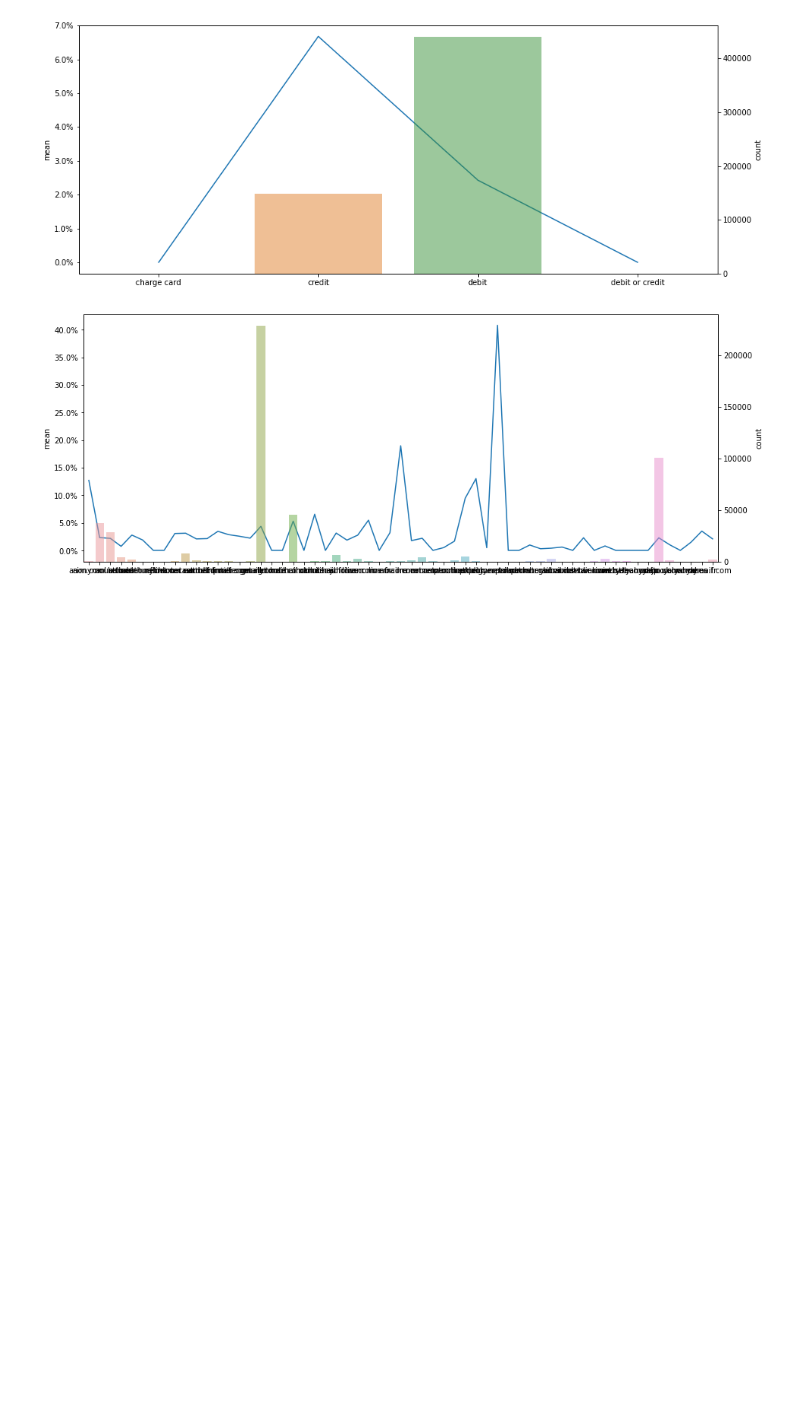
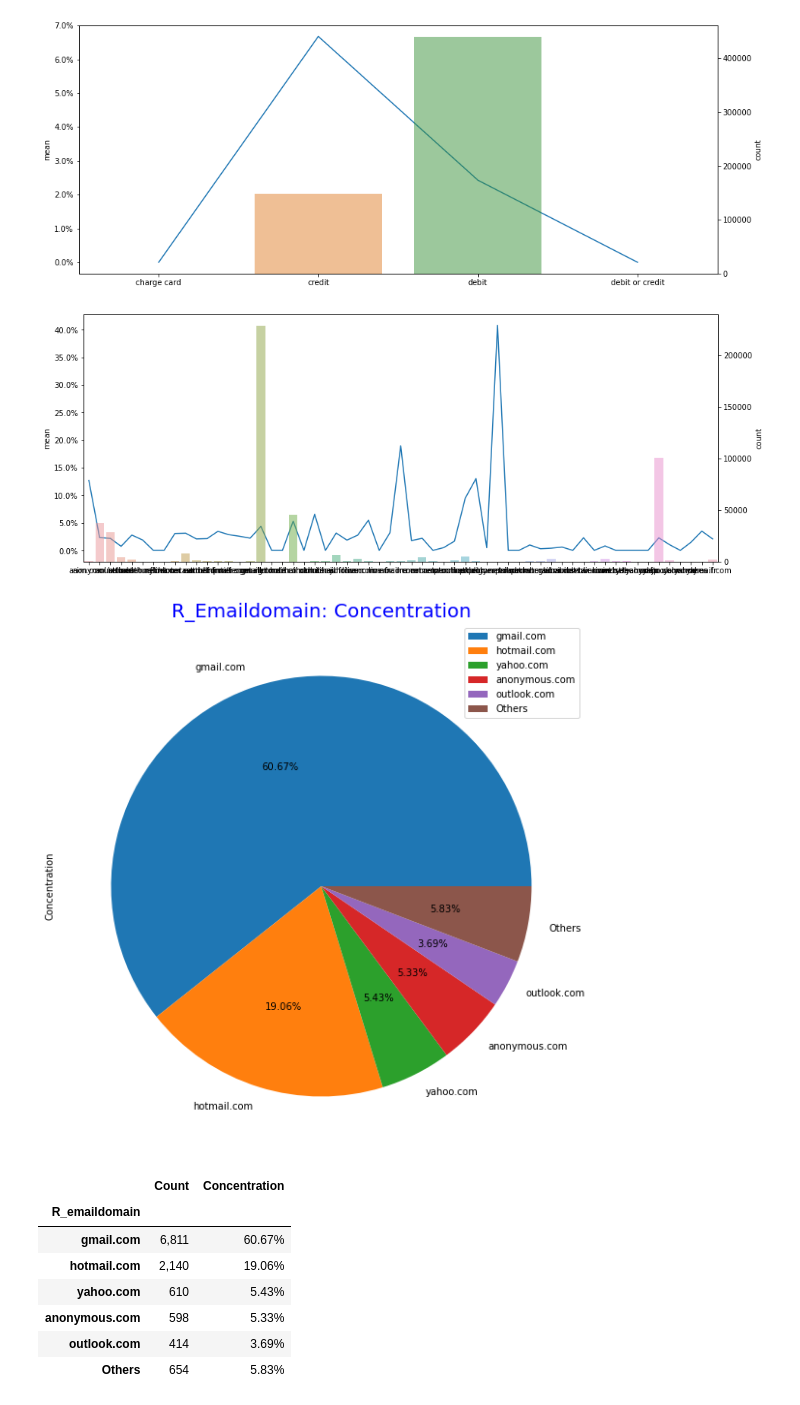
Before and after one commit to Prakrut/Fraud_Detection, a Jupyter notebook: Code/CreditCardFraudDetection.ipynb, the cells around one changed output. Saved outputs shown, nothing was run; the diff lists cells and outputs as text; code cells hidden in the pictures; blank space fills up the shorter version.

Commit message:
Additional categorical analysis R_Email Domain Pie

```diff
--- a/Code/CreditCardFraudDetection.ipynb
+++ b/Code/CreditCardFraudDetection.ipynb
@@ -198,3 +198,15 @@ barchart_categorical(train, 'card6','isFraud')
 barchart_categorical(train, 'P_emaildomain','isFraud')
 # %% [output]
 [figure]
+# %%
+piechart(train, 'R_emaildomain',5,'isFraud')
+# %% [output]
+[figure, added]
+|  | Count | Concentration |
+| R_emaildomain |  |  |
+| gmail.com | 6,811 | 60.67% |
+| hotmail.com | 2,140 | 19.06% |
+| yahoo.com | 610 | 5.43% |
+| anonymous.com | 598 | 5.33% |
+| outlook.com | 414 | 3.69% |
+| Others | 654 | 5.83% |
```
